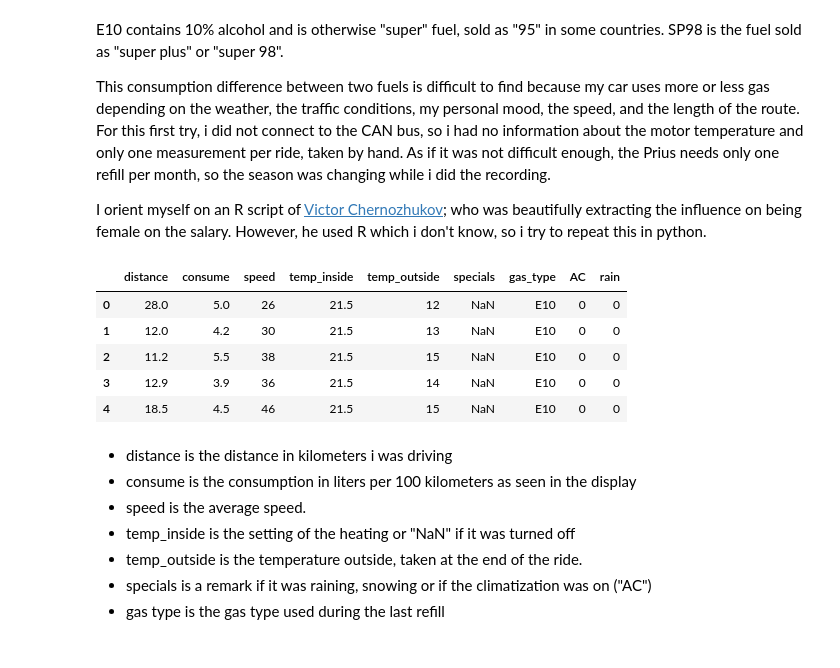
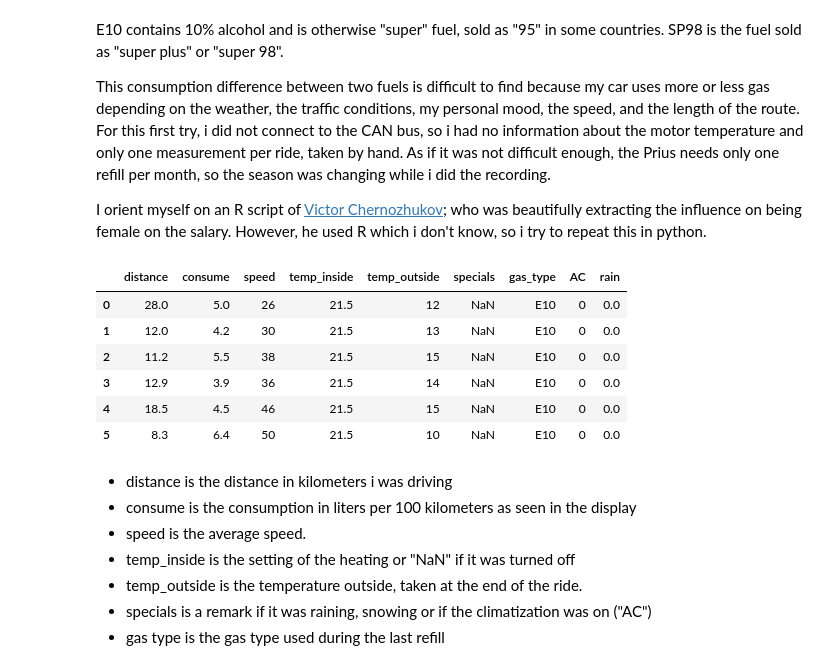
Before and after one commit to Anderas2/prius_gas_type, a Jupyter notebook: prius_gas_type_test.ipynb, the cells around one changed output. Saved outputs shown, nothing was run; the diff lists cells and outputs as text; code cells hidden in the pictures.

```diff
--- a/prius_gas_type_test.ipynb
+++ b/prius_gas_type_test.ipynb
@@ -31,14 +32,15 @@ import matplotlib.pyplot as plt
 %matplotlib notebook
 # %%
 df = pd.read_excel('measurements2.xlsx')
-display(df.head(5))
+display(df.head(6))
 # %% [output]
 |  | distance | consume | speed | temp_inside | temp_outside | specials | gas_type | AC | rain |
-| 0 | 28.0 | 5.0 | 26 | 21.5 | 12 | NaN | E10 | 0 | 0 |
-| 1 | 12.0 | 4.2 | 30 | 21.5 | 13 | NaN | E10 | 0 | 0 |
-| 2 | 11.2 | 5.5 | 38 | 21.5 | 15 | NaN | E10 | 0 | 0 |
-| 3 | 12.9 | 3.9 | 36 | 21.5 | 14 | NaN | E10 | 0 | 0 |
-| 4 | 18.5 | 4.5 | 46 | 21.5 | 15 | NaN | E10 | 0 | 0 |
+| 0 | 28.0 | 5.0 | 26 | 21.5 | 12 | NaN | E10 | 0 | 0.0 |
+| 1 | 12.0 | 4.2 | 30 | 21.5 | 13 | NaN | E10 | 0 | 0.0 |
+| 2 | 11.2 | 5.5 | 38 | 21.5 | 15 | NaN | E10 | 0 | 0.0 |
+| 3 | 12.9 | 3.9 | 36 | 21.5 | 14 | NaN | E10 | 0 | 0.0 |
+| 4 | 18.5 | 4.5 | 46 | 21.5 | 15 | NaN | E10 | 0 | 0.0 |
+| 5 | 8.3 | 6.4 | 50 | 21.5 | 10 | NaN | E10 | 0 | 0.0 |
 # %% [markdown]
 * distance is the distance in kilometers i was driving
 * consume is the consumption in liters per 100 kilometers as seen in the display
```
Also changed, not shown: parts of 10 cells of this notebook, 7 other files.
